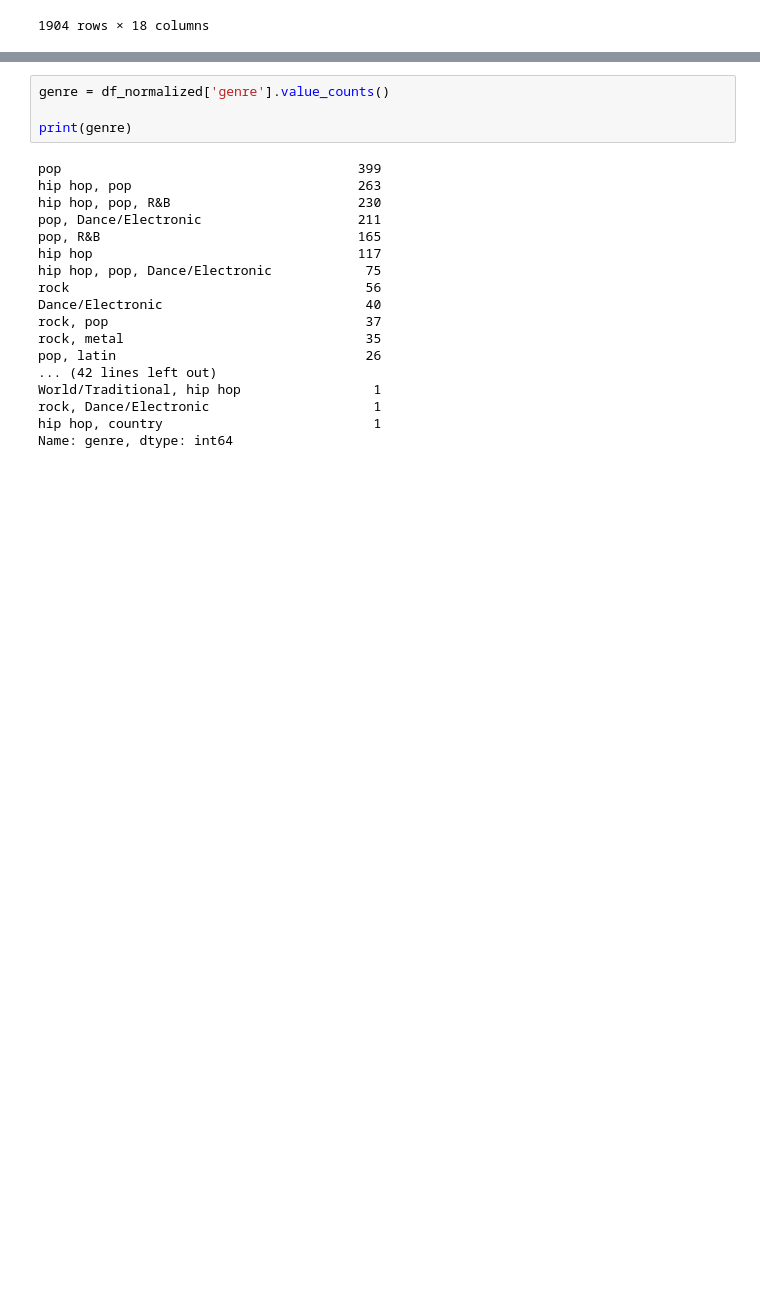
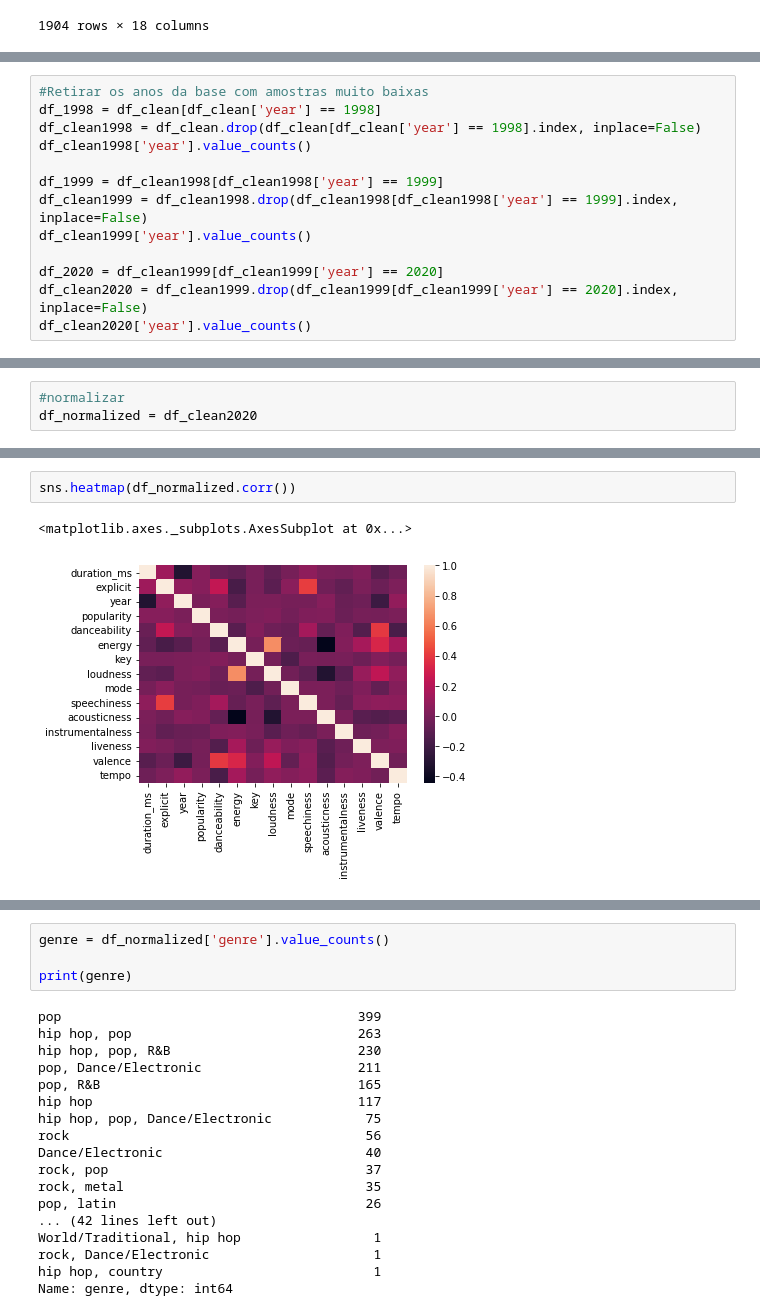
Before and after one commit to alexfloripavieira/neo-evolution-project-group-3, a Jupyter notebook: project-group-3.ipynb, the cells around one changed output, grey strips where cells are left out. Cells and saved outputs as stored; diff of their text form; blank space fills up the shorter version.

```diff
--- a/project-group-3.ipynb
+++ b/project-group-3.ipynb
@@ -217,0 +198,13 @@ df_clean
+# %%
+#Retirar os anos da base com amostras muito baixas
+df_1998 = df_clean[df_clean['year'] == 1998]
+df_clean1998 = df_clean.drop(df_clean[df_clean['year'] == 1998].index, inplace=False)
+df_clean1998['year'].value_counts()
+
+df_1999 = df_clean1998[df_clean1998['year'] == 1999]
+df_clean1999 = df_clean1998.drop(df_clean1998[df_clean1998['year'] == 1999].index, inplace=False)
+df_clean1999['year'].value_counts()
+
+df_2020 = df_clean1999[df_clean1999['year'] == 2020]
+df_clean2020 = df_clean1999.drop(df_clean1999[df_clean1999['year'] == 2020].index, inplace=False)
+df_clean2020['year'].value_counts()
@@ -217,0 +229,3 @@ df_clean
+# %%
+#normalizar
+df_normalized = df_clean2020
@@ -222,0 +259,5 @@ sns.pairplot(df_normalized[['danceability', 'energy','loudness', 'speechiness',
+# %%
+sns.heatmap(df_normalized.corr())
+# %% [output]
+<matplotlib.axes._subplots.AxesSubplot at 0x...>
+[figure, added]
```
Also changed, not shown: parts of 9 cells of this notebook.
